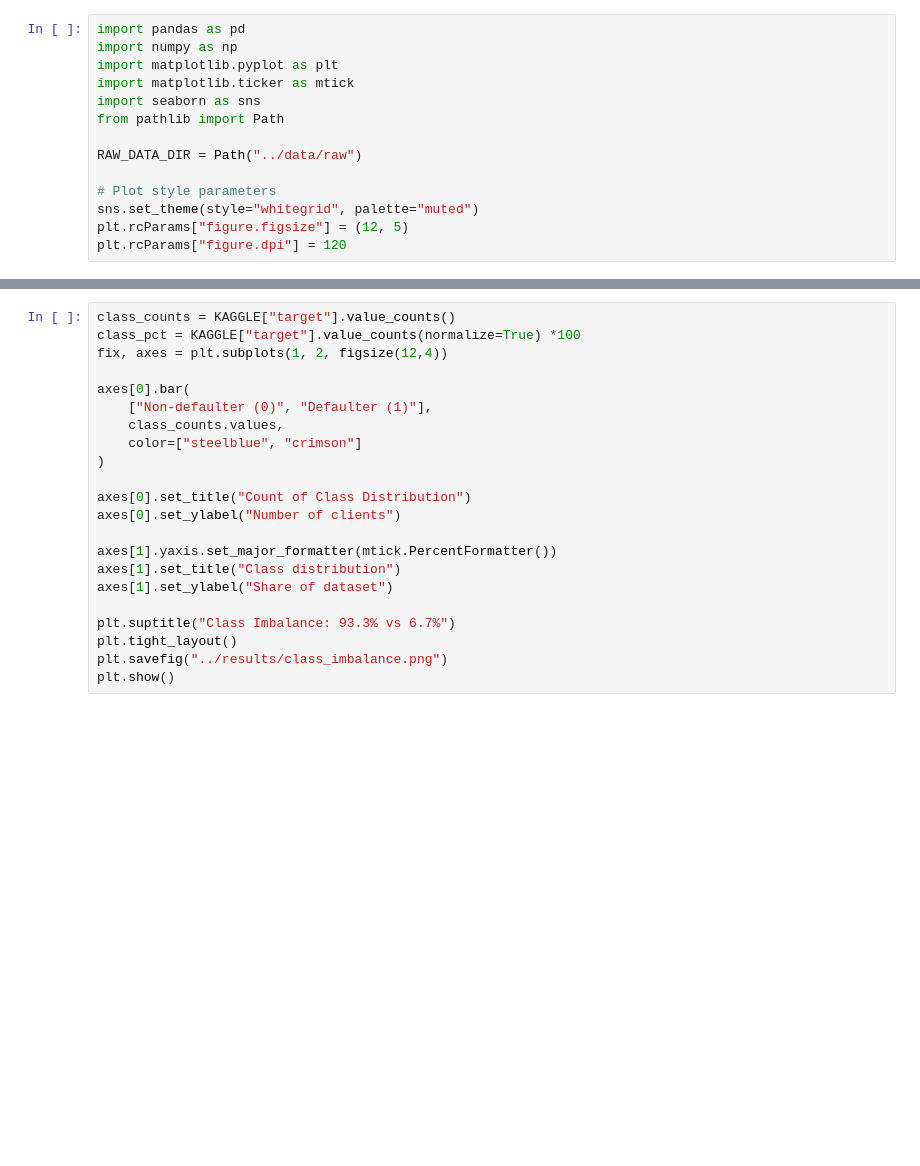
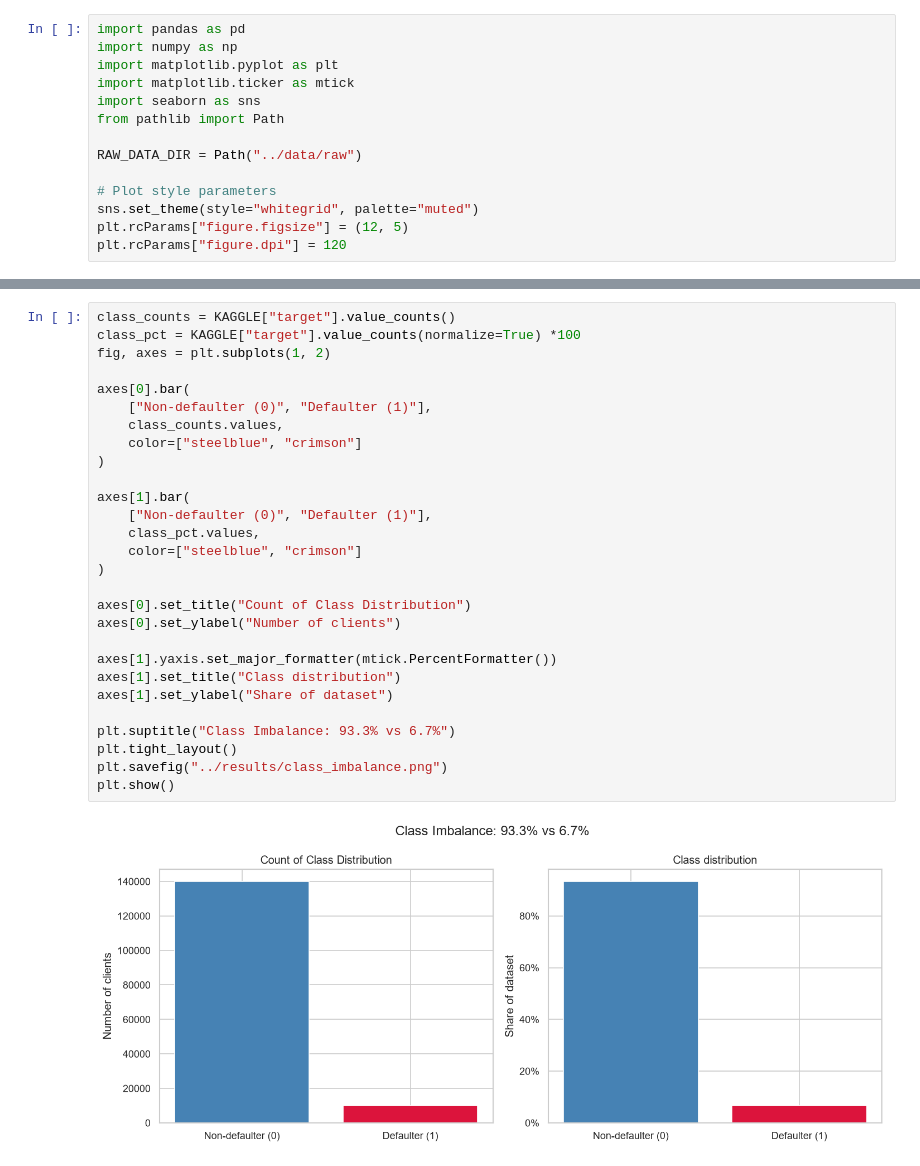
Before and after one commit to YukioK38/MachineLearning_Credit_Risk_Scoring, a Jupyter notebook: notebook/Notebook.ipynb, the cells around one changed output, grey strips where cells are left out. Saved outputs shown, nothing was run; the diff lists cells and outputs as text; blank space fills up the shorter version.

```diff
--- a/notebook/Notebook.ipynb
+++ b/notebook/Notebook.ipynb
@@ -113,25 +144,33 @@ print(KAGGLE.head())
 # %%
 class_counts = KAGGLE["target"].value_counts()
 class_pct = KAGGLE["target"].value_counts(normalize=True) *100
-fix, axes = plt.subplots(1, 2, figsize(12,4))
+fig, axes = plt.subplots(1, 2)
 
 axes[0].bar(
     ["Non-defaulter (0)", "Defaulter (1)"],
     class_counts.values,
+    color=["steelblue", "crimson"]
+)
+
+axes[1].bar(
+    ["Non-defaulter (0)", "Defaulter (1)"],
+    class_pct.values,
     color=["steelblue", "crimson"]
 )
 
 axes[0].set_title("Count of Class Distribution")
 axes[0].set_ylabel("Number of clients")
 
 axes[1].yaxis.set_major_formatter(mtick.PercentFormatter())
 axes[1].set_title("Class distribution")
 axes[1].set_ylabel("Share of dataset")
 
 plt.suptitle("Class Imbalance: 93.3% vs 6.7%")
 plt.tight_layout()
 plt.savefig("../results/class_imbalance.png")
 plt.show()
+# %% [output]
+[figure, added]
 # %%
 features = [
     "age", "monthly_income", "debt_ratio", "revolving_utilization", "open_credit_lines", "dependents"
```
Also changed, not shown: parts of 8 cells of this notebook.
